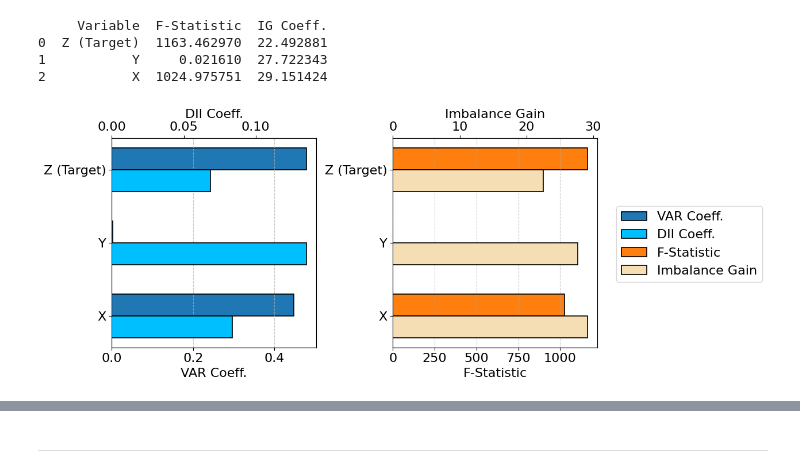
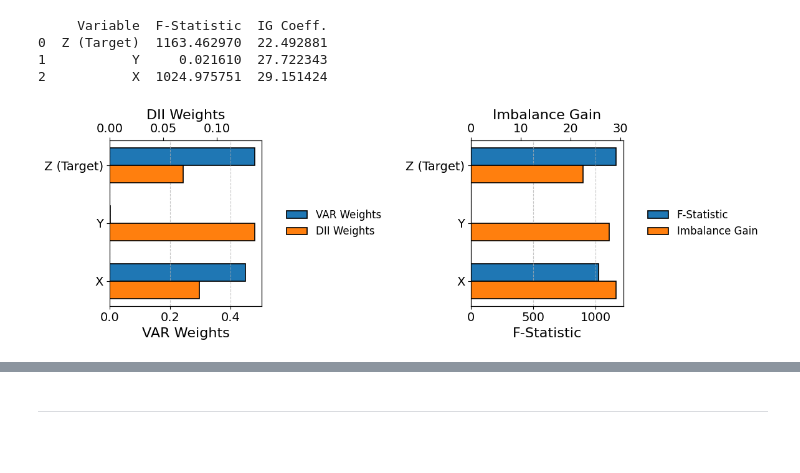
Before and after one commit to SaveChris/EUA_Volatility_DII_p, a Jupyter notebook: SRC/#Sec3_Methodology.ipynb, the cells around one changed output, grey strips where cells are left out. Cells and saved outputs as stored; diff of their text form; code cells hidden in the pictures; blank space fills up the shorter version.

Commit message:
fixing plot

```diff
--- a/SRC/#Sec3_Methodology.ipynb
+++ b/SRC/#Sec3_Methodology.ipynb
@@ -162,82 +162,86 @@ variables = target_coef['Variable']
 indices = np.arange(len(variables))
 bar_width = 0.3
 
-fig, axes = plt.subplots(1, 2, figsize=(10, 5))
+fig, axes = plt.subplots(1, 2, figsize=(12, 10))
 
 bar_kwargs = {"edgecolor": "black", "linewidth": 1.2}
 
 ax1 = axes[0]
 ax2 = ax1.twiny()
 
-ax1.barh(
+bar1 = ax1.barh(
     indices - bar_width / 2,
     target_coef["VAR Coeff."],
     bar_width,
     color='tab:blue',
-    label="VAR Coeff.",
+    label="VAR Weights",
     **bar_kwargs
 )
 
-ax2.barh(
+bar2 = ax2.barh(
     indices + bar_width / 2,
     df_DII_toy["DII Coeff."],
     bar_width,
-    color='deepskyblue',
-    label="DII Coeff.",
+    color='tab:orange',
+    label="DII Weights",
     **bar_kwargs
 )
 
-ax1.set_xlabel("VAR Coeff.", fontsize=16)
-ax2.set_xlabel("DII Coeff.", fontsize=16)
+ax1.set_xlabel("VAR Weights", fontsize=16)
+ax2.set_xlabel("DII Weights", fontsize=16)
 ax1.set_yticks(indices)
-ax1.set_yticklabels(variables, fontsize=16)
+ax1.set_yticklabels(variables, fontsize=14)
 ax1.invert_yaxis()
 ax1.grid(axis='x', linestyle='--', alpha=0.7)
 
-ax1.tick_params(axis='x', labelsize=16)
-ax2.tick_params(axis='x', labelsize=16)
+ax1.tick_params(axis='x', labelsize=14)
+ax2.tick_params(axis='x', labelsize=14)
 
 variables = causality_results_df['Variable']
 ax3 = axes[1]
 ax4 = ax3.twiny()
 
-ax3.barh(
+bar3 = ax3.barh(
     indices - bar_width / 2,
     causality_results_df["F-Statistic"],
     bar_width,
-    color='tab:orange',
+    color='tab:blue',
     label="F-Statistic",
     **bar_kwargs
 )
 
-ax4.barh(
+bar4 = ax4.barh(
     indices + bar_width / 2,
     df_IG_toy["IG Coeff."],
     bar_width,
-    color='wheat',
+    color='tab:orange',
     label="Imbalance Gain",
     **bar_kwargs
 )
 
 ax3.set_xlabel("F-Statistic", fontsize=16)
 ax4.set_xlabel("Imbalance Gain", fontsize=16)
 ax3.set_yticks(indices)
-ax3.set_yticklabels(variables, fontsize=16)
+ax3.set_yticklabels(variables, fontsize=14)
 ax3.invert_yaxis()
 ax3.grid(axis='x', linestyle='--', alpha=0.7)
 
-ax3.tick_params(axis='x', labelsize=16)
-ax4.tick_params(axis='x', labelsize=16)
+ax3.tick_params(axis='x', labelsize=14)
+ax4.tick_params(axis='x', labelsize=14)
 
-lines1, labels1 = ax1.get_legend_handles_labels()
-lines2, labels2 = ax2.get_legend_handles_labels()
-lines3, labels3 = ax3.get_legend_handles_labels()
-lines4, labels4 = ax4.get_legend_handles_labels()
-combined_lines = lines1 + lines2 + lines3 + lines4
-combined_labels = labels1 + labels2 + labels3 + labels4
+handles_left = [bar1, bar2]
+labels_left = ["VAR Weights", "DII Weights"]
+handles_right = [bar3, bar4]
+labels_right = ["F-Statistic", "Imbalance Gain"]
 
-fig.legend(combined_lines, combined_labels, loc='center left', bbox_to_anchor=(1, 0.5), fontsize=16)
-plt.tight_layout()
+axes[0].legend(
+    handles_left, labels_left, loc='center left', bbox_to_anchor=(1.1, 0.5), fontsize=12, frameon=False
+)
+axes[1].legend(
+    handles_right, labels_right, loc='center left', bbox_to_anchor=(1.1, 0.5), fontsize=12, frameon=False
+)
+
+plt.tight_layout(rect=[0, 0.1, 1, 0.5])
 plt.show()
 # %% [output]
-[figure, old version]
+[figure, new version]
```
Also changed, not shown: parts of 2 cells of this notebook.
